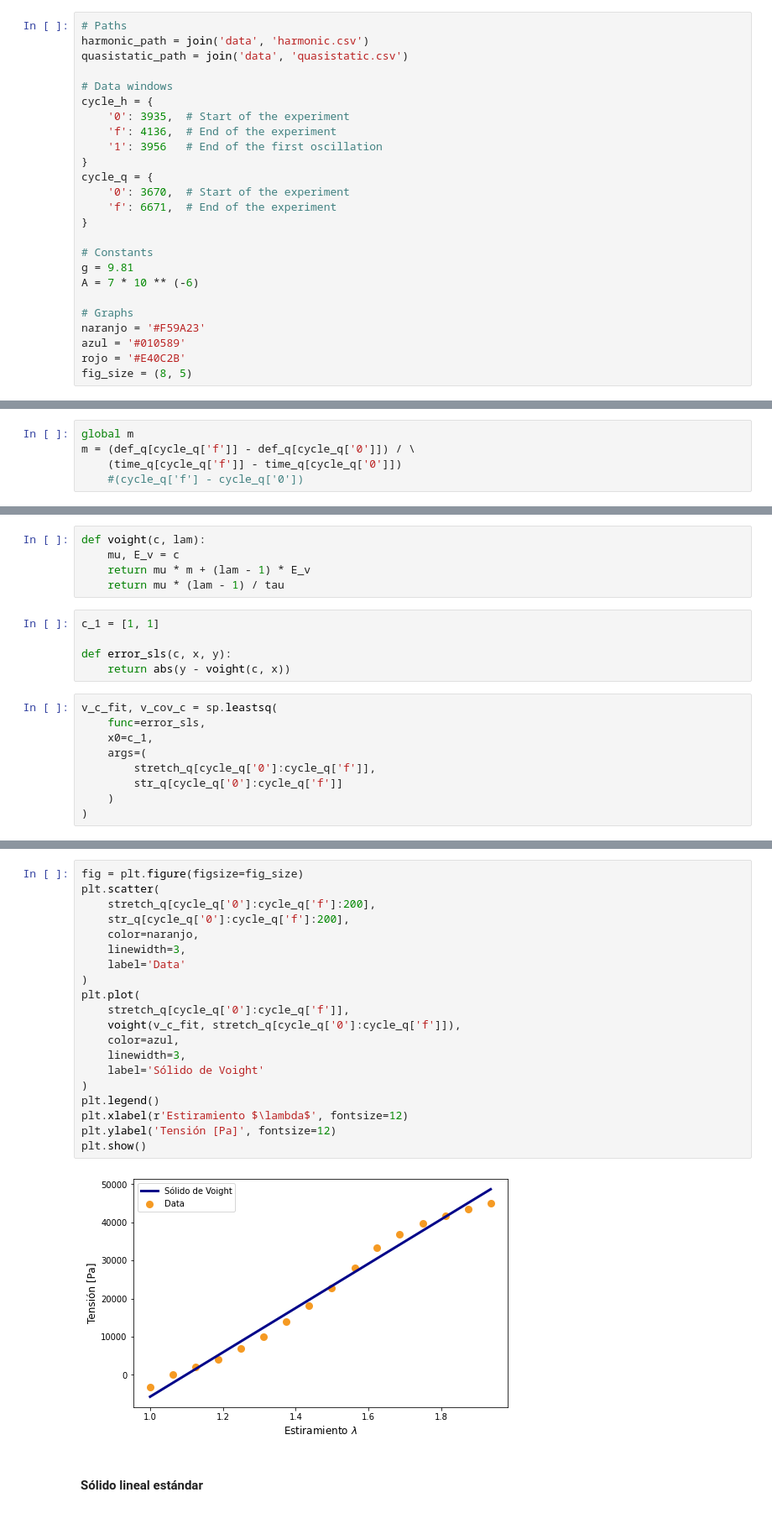
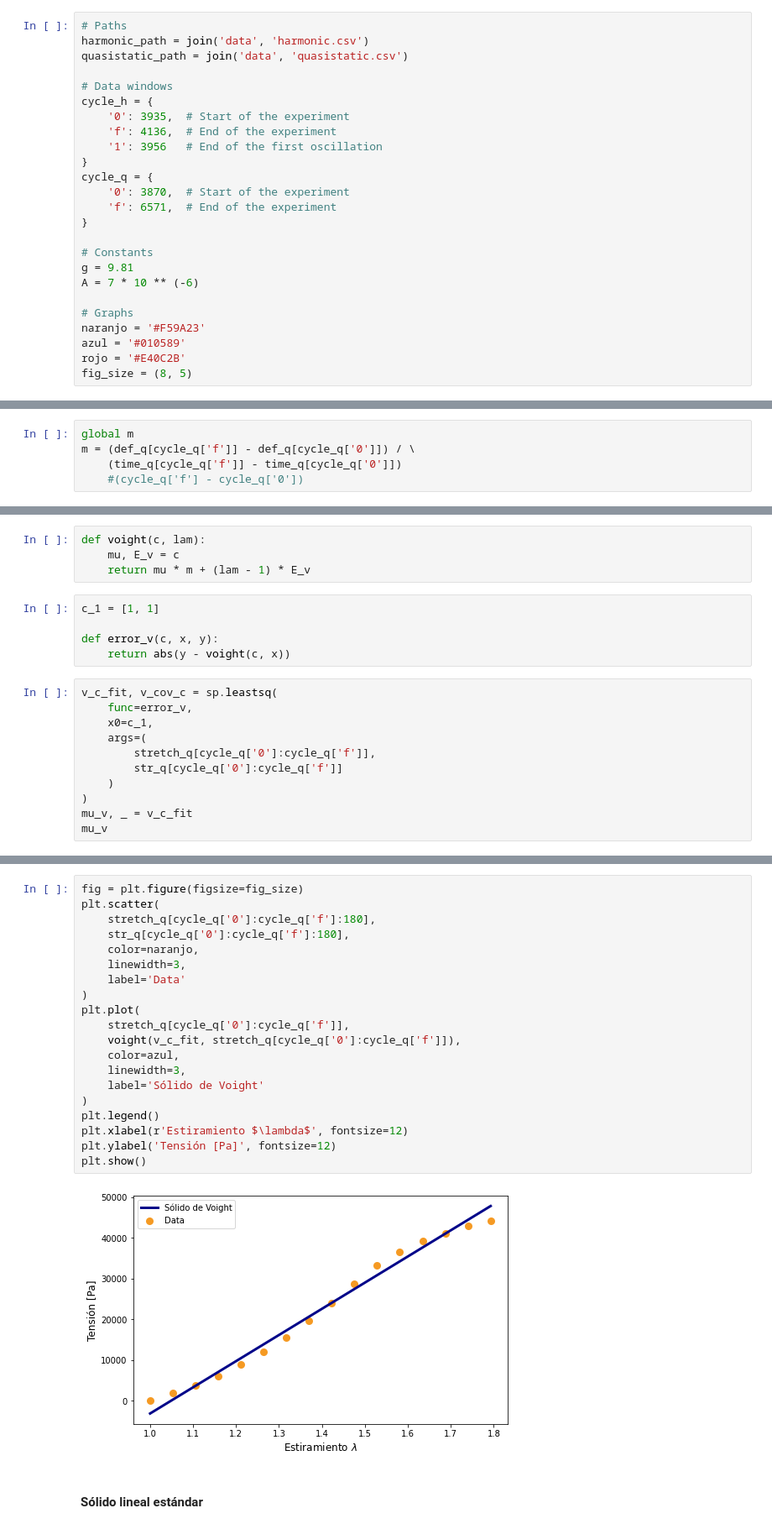
Before and after one commit to ivanvlam/IBM2020, a Jupyter notebook: Tarea 4/tarea-4.ipynb, the cells around one changed output, grey strips where cells are left out. Shown: that part at 84% size. Cells and saved outputs as stored; diff of their text form.

```diff
--- a/Tarea 4/tarea-4.ipynb
+++ b/Tarea 4/tarea-4.ipynb
@@ -22,8 +22,8 @@ cycle_h = {
     '1': 3956   # End of the first oscillation
 }
 cycle_q = {
-    '0': 3670,  # Start of the experiment
-    'f': 6671,  # End of the experiment
+    '0': 3870,  # Start of the experiment
+    'f': 6571,  # End of the experiment
 }
 
 # Constants
@@ -341,18 +347,19 @@ plt.show()
 def voight(c, lam):
     mu, E_v = c
     return mu * m + (lam - 1) * E_v
-    return mu * (lam - 1) / tau
 # %%
 c_1 = [1, 1]
 
-def error_sls(c, x, y):
+def error_v(c, x, y):
     return abs(y - voight(c, x))
 # %%
 v_c_fit, v_cov_c = sp.leastsq(
-    func=error_sls,
+    func=error_v,
     x0=c_1,
     args=(
         stretch_q[cycle_q['0']:cycle_q['f']],
         str_q[cycle_q['0']:cycle_q['f']]
     )
 )
+mu_v, _ = v_c_fit
+mu_v
@@ -363,24 +368,24 @@ array([-183121.35569013,   58130.54004294])
 # %%
 fig = plt.figure(figsize=fig_size)
 plt.scatter(
-    stretch_q[cycle_q['0']:cycle_q['f']:200],
-    str_q[cycle_q['0']:cycle_q['f']:200],
+    stretch_q[cycle_q['0']:cycle_q['f']:180],
+    str_q[cycle_q['0']:cycle_q['f']:180],
     color=naranjo,
     linewidth=3,
     label='Data'
 )
 plt.plot(
     stretch_q[cycle_q['0']:cycle_q['f']],
     voight(v_c_fit, stretch_q[cycle_q['0']:cycle_q['f']]),
     color=azul,
     linewidth=3,
     label='Sólido de Voight'
 )
 plt.legend()
 plt.xlabel(r'Estiramiento $\lambda$', fontsize=12)
 plt.ylabel('Tensión [Pa]', fontsize=12)
 plt.show()
 # %% [output]
-[figure, old version]
+[figure, new version]
 # %% [markdown]
 #### Sólido lineal estándar
```
Also changed, not shown: parts of 24 cells of this notebook.
